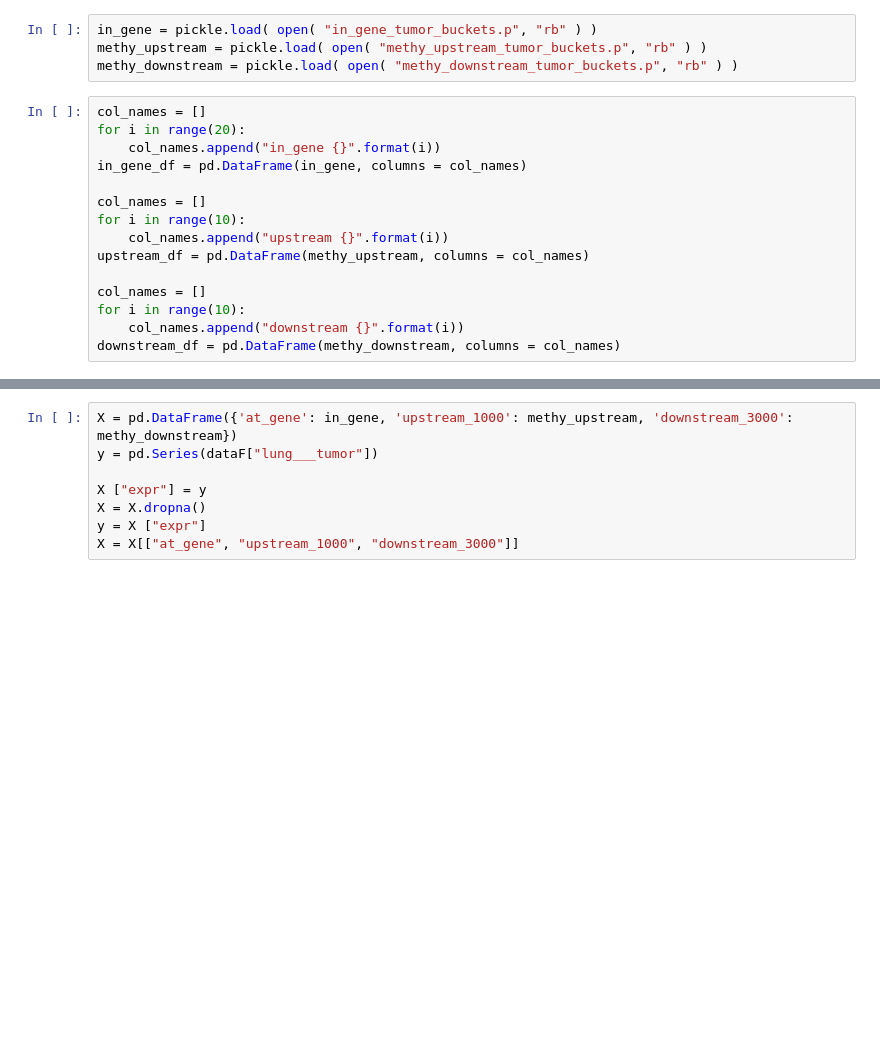
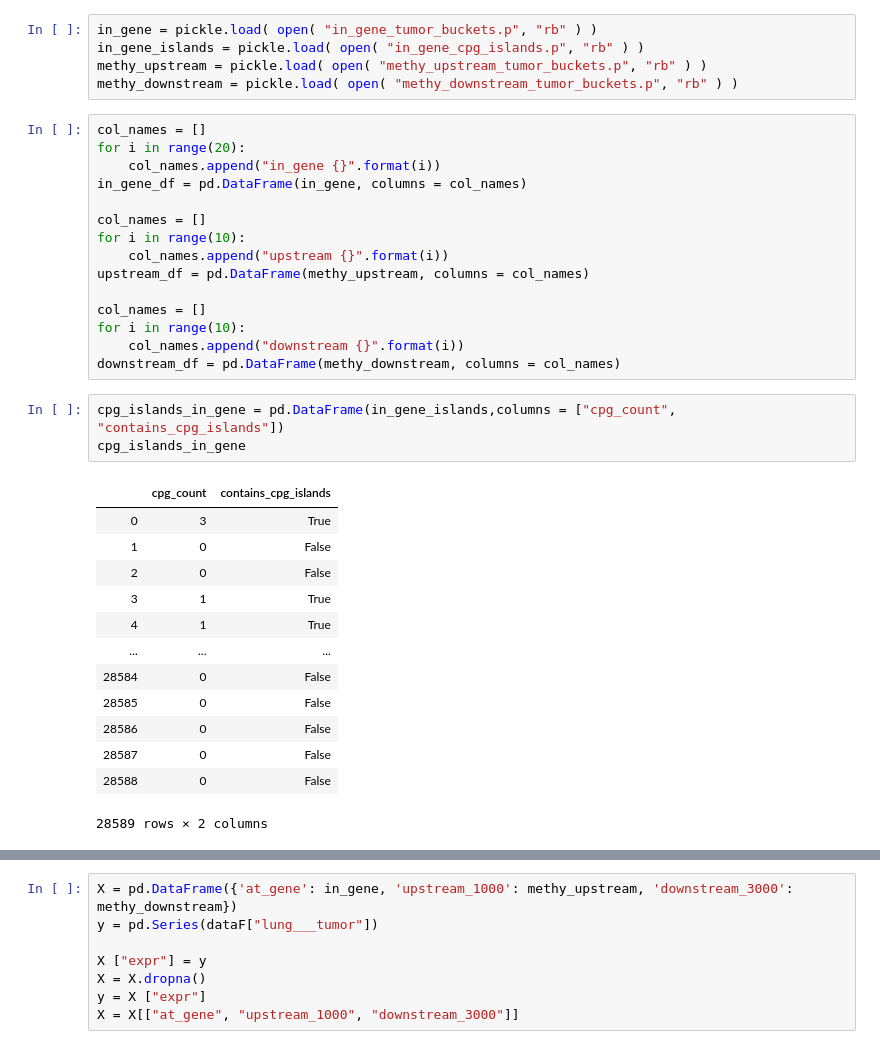
Before and after one commit to kwch3693/Epiviz-Feed-Computation-Model, a Jupyter notebook: ml.ipynb, the cells around one changed output, grey strips where cells are left out. Saved outputs shown, nothing was run; the diff lists cells and outputs as text; blank space fills up the shorter version.

```diff
--- a/ml.ipynb
+++ b/ml.ipynb
@@ -185,6 +252,7 @@ methy_upstream = pickle.load( open( "methy_upstream.p", "rb" ) )
 methy_downstream = pickle.load( open( "methy_downstream.p", "rb" ) )
 # %%
 in_gene = pickle.load( open( "in_gene_tumor_buckets.p", "rb" ) )
+in_gene_islands = pickle.load( open( "in_gene_cpg_islands.p", "rb" ) )
 methy_upstream = pickle.load( open( "methy_upstream_tumor_buckets.p", "rb" ) )
 methy_downstream = pickle.load( open( "methy_downstream_tumor_buckets.p", "rb" ) )
 # %%
@@ -202,3 +270,20 @@ col_names = []
 for i in range(10):
     col_names.append("downstream {}".format(i))
 downstream_df = pd.DataFrame(methy_downstream, columns = col_names)
+# %%
+cpg_islands_in_gene = pd.DataFrame(in_gene_islands,columns = ["cpg_count", "contains_cpg_islands"])
+cpg_islands_in_gene
+# %% [output]
+|  | cpg_count | contains_cpg_islands |
+| 0 | 3 | True |
+| 1 | 0 | False |
+| 2 | 0 | False |
+| 3 | 1 | True |
+| 4 | 1 | True |
+| ... | ... | ... |
+| 28584 | 0 | False |
+| 28585 | 0 | False |
+| 28586 | 0 | False |
+| 28587 | 0 | False |
+| 28588 | 0 | False |
+28589 rows × 2 columns
```
Also changed, not shown: parts of 16 cells of this notebook.
